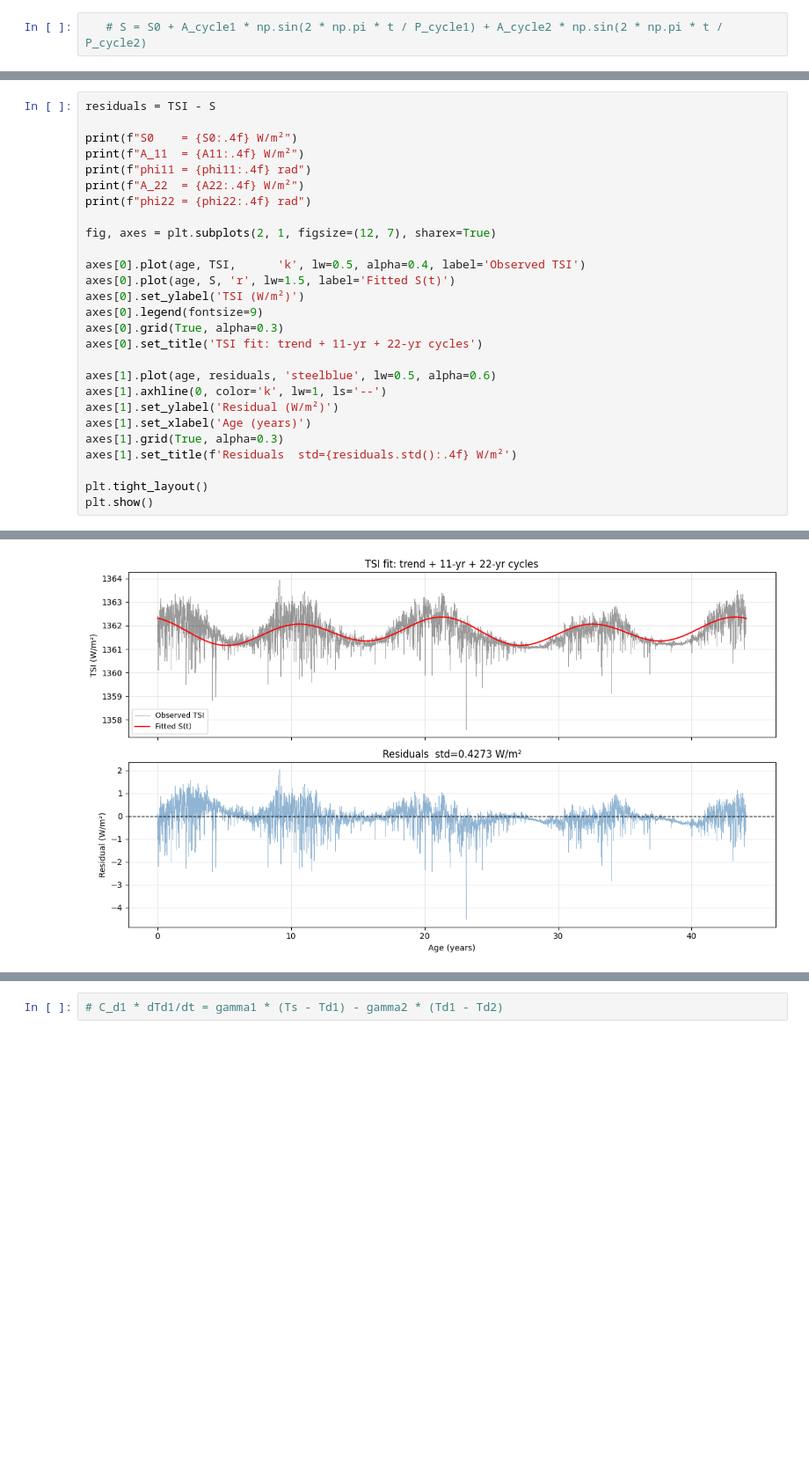
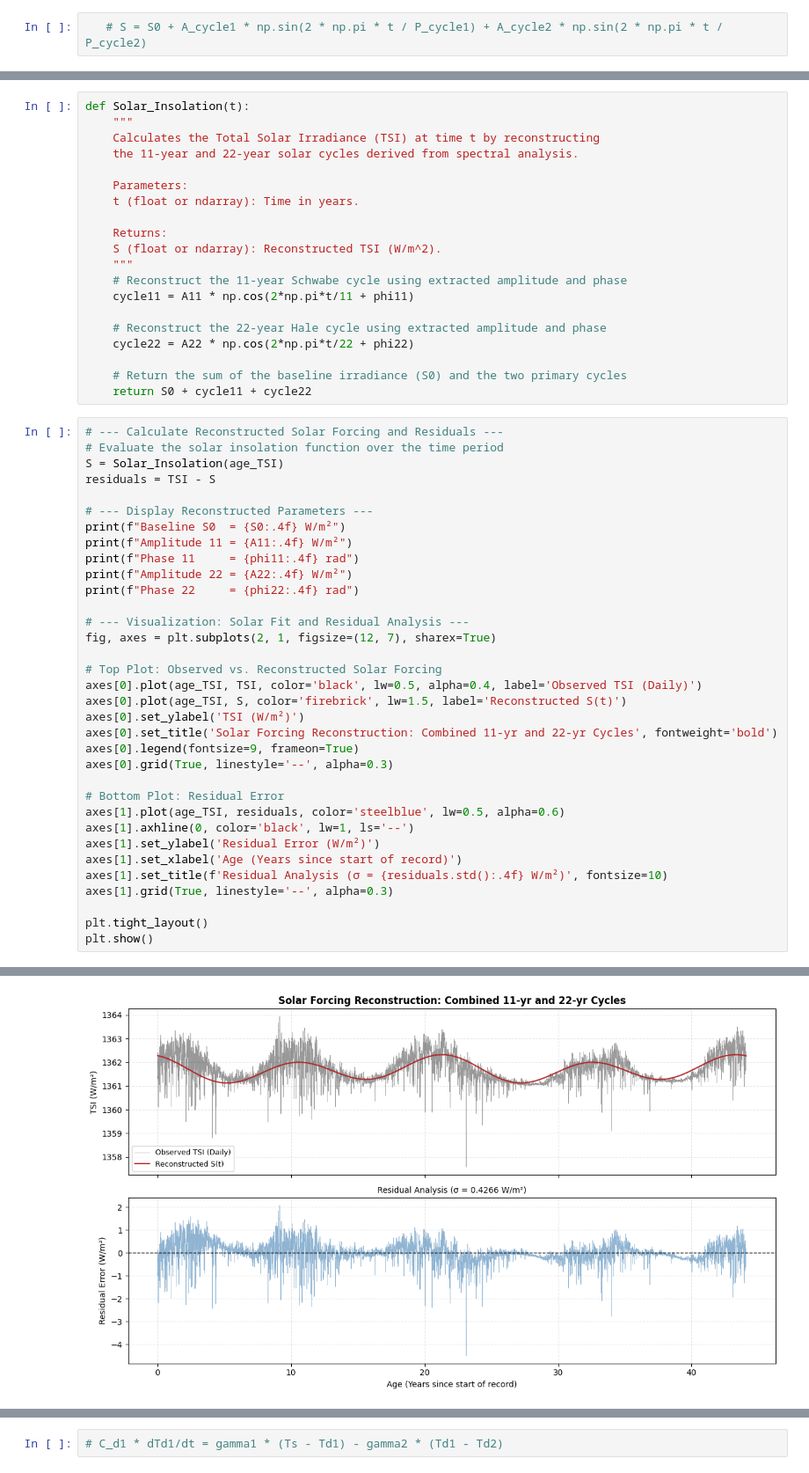
Before and after one commit to LeoFairley123/EMSC2010-Individual-Project, a Jupyter notebook: EMSC2010_Individual_Project_U7488277.ipynb, the cells around one changed output, grey strips where cells are left out. Shown at 88% size. Cells and saved outputs as stored; diff of their text form; blank space fills up the shorter version.

```diff
--- a/EMSC2010_Individual_Project_U7488277.ipynb
+++ b/EMSC2010_Individual_Project_U7488277.ipynb
@@ -578,27 +634,54 @@ S = S0  + cycle11 + cycle22
+# %%
+def Solar_Insolation(t):
+    """
+    Calculates the Total Solar Irradiance (TSI) at time t by reconstructing
+    the 11-year and 22-year solar cycles derived from spectral analysis.
+
+    Parameters:
+    t (float or ndarray): Time in years.
+
+    Returns:
+    S (float or ndarray): Reconstructed TSI (W/m^2).
+    """
+    # Reconstruct the 11-year Schwabe cycle using extracted amplitude and phase
+    cycle11 = A11 * np.cos(2*np.pi*t/11 + phi11)
+
+    # Reconstruct the 22-year Hale cycle using extracted amplitude and phase
+    cycle22 = A22 * np.cos(2*np.pi*t/22 + phi22)
+
+    # Return the sum of the baseline irradiance (S0) and the two primary cycles
+    return S0 + cycle11 + cycle22
 # %%
+# --- Calculate Reconstructed Solar Forcing and Residuals ---
+# Evaluate the solar insolation function over the time period
+S = Solar_Insolation(age_TSI)
 residuals = TSI - S
 
-print(f"S0    = {S0:.4f} W/m²")
-print(f"A_11  = {A11:.4f} W/m²")
-print(f"phi11 = {phi11:.4f} rad")
-print(f"A_22  = {A22:.4f} W/m²")
-print(f"phi22 = {phi22:.4f} rad")
+# --- Display Reconstructed Parameters ---
+print(f"Baseline S0  = {S0:.4f} W/m²")
+print(f"Amplitude 11 = {A11:.4f} W/m²")
+print(f"Phase 11     = {phi11:.4f} rad")
+print(f"Amplitude 22 = {A22:.4f} W/m²")
+print(f"Phase 22     = {phi22:.4f} rad")
 
+# --- Visualization: Solar Fit and Residual Analysis ---
 fig, axes = plt.subplots(2, 1, figsize=(12, 7), sharex=True)
 
-axes[0].plot(age, TSI,      'k', lw=0.5, alpha=0.4, label='Observed TSI')
-axes[0].plot(age, S, 'r', lw=1.5, label='Fitted S(t)')
+# Top Plot: Observed vs. Reconstructed Solar Forcing
+axes[0].plot(age_TSI, TSI, color='black', lw=0.5, alpha=0.4, label='Observed TSI (Daily)')
+axes[0].plot(age_TSI, S, color='firebrick', lw=1.5, label='Reconstructed S(t)')
 axes[0].set_ylabel('TSI (W/m²)')
-axes[0].legend(fontsize=9)
-axes[0].grid(True, alpha=0.3)
-axes[0].set_title('TSI fit: trend + 11-yr + 22-yr cycles')
+axes[0].set_title('Solar Forcing Reconstruction: Combined 11-yr and 22-yr Cycles', fontweight='bold')
+axes[0].legend(fontsize=9, frameon=True)
+axes[0].grid(True, linestyle='--', alpha=0.3)
 
-axes[1].plot(age, residuals, 'steelblue', lw=0.5, alpha=0.6)
-axes[1].axhline(0, color='k', lw=1, ls='--')
-axes[1].set_ylabel('Residual (W/m²)')
-axes[1].set_xlabel('Age (years)')
-axes[1].grid(True, alpha=0.3)
-axes[1].set_title(f'Residuals  std={residuals.std():.4f} W/m²')
+# Bottom Plot: Residual Error
+axes[1].plot(age_TSI, residuals, color='steelblue', lw=0.5, alpha=0.6)
+axes[1].axhline(0, color='black', lw=1, ls='--')
+axes[1].set_ylabel('Residual Error (W/m²)')
+axes[1].set_xlabel('Age (Years since start of record)')
+axes[1].set_title(f'Residual Analysis (σ = {residuals.std():.4f} W/m²)', fontsize=10)
+axes[1].grid(True, linestyle='--', alpha=0.3)
 
 plt.tight_layout()
 plt.show()
@@ -611,2 +694,2 @@ phi22 = 0.6044 rad
-[figure, old version]
+[figure, new version]
 # %% [markdown]
```
Also changed, not shown: parts of 78 cells of this notebook.
